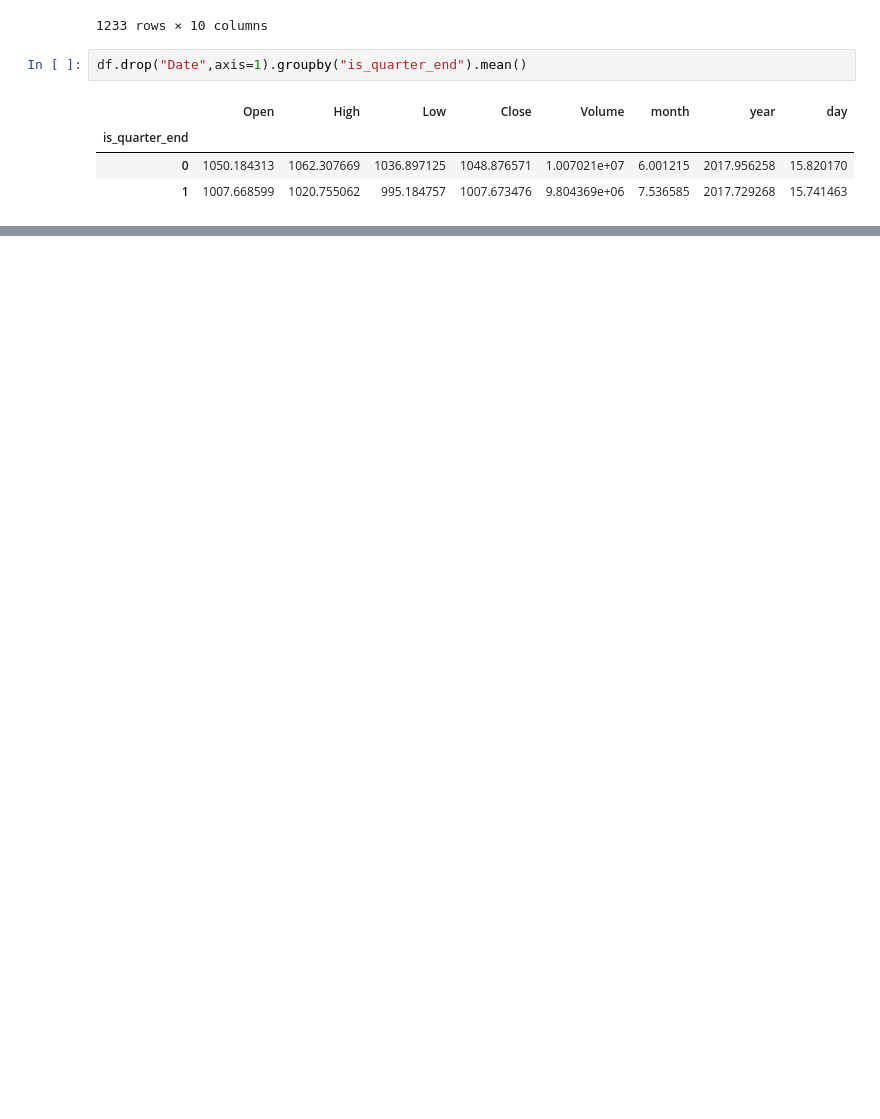
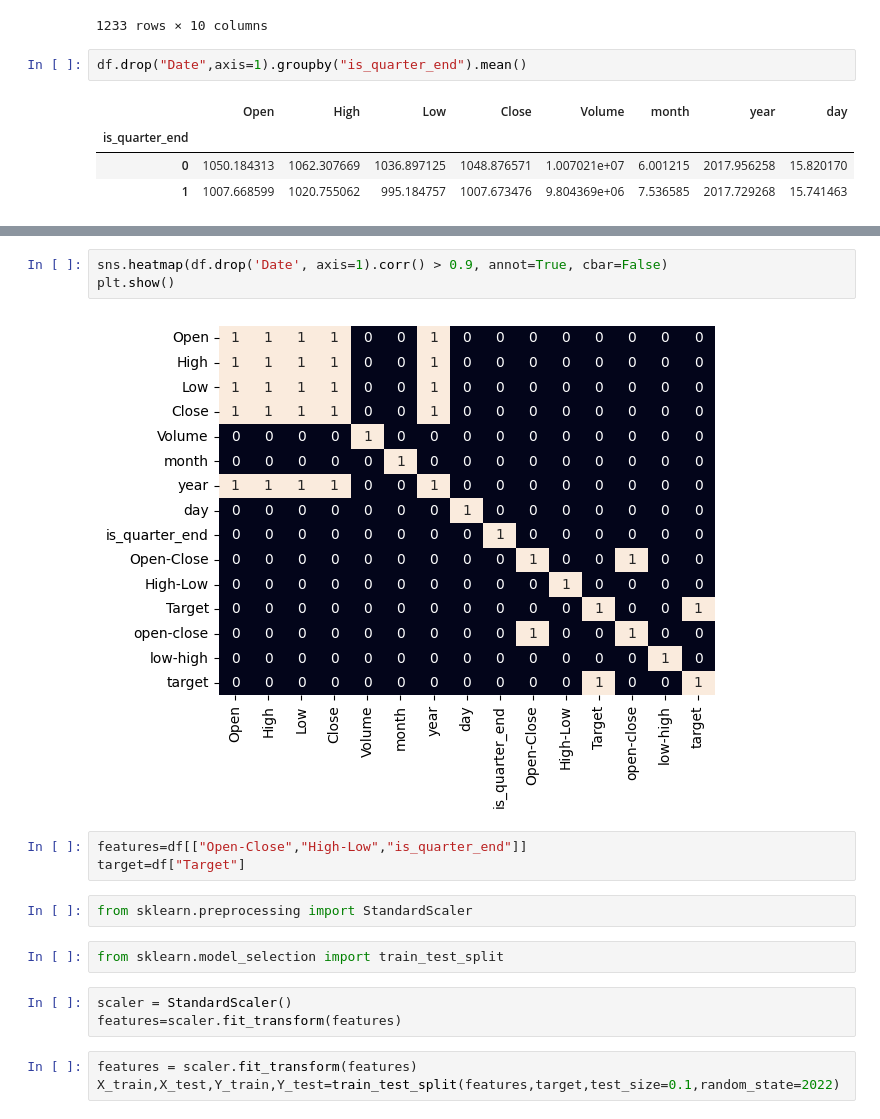
Before and after one commit to Maneesh6301/Stock-Price, a Jupyter notebook: notebook.ipynb, the cells around one changed output, grey strips where cells are left out. Cells and saved outputs as stored; diff of their text form; blank space fills up the shorter version.

```diff
--- a/notebook.ipynb
+++ b/notebook.ipynb
@@ -221,0 +254,18 @@ df.drop("Date",axis=1).groupby("is_quarter_end").mean()
+# %%
+sns.heatmap(df.drop('Date', axis=1).corr() > 0.9, annot=True, cbar=False)
+plt.show()
+# %% [output]
+[figure, added]
+# %%
+features=df[["Open-Close","High-Low","is_quarter_end"]]
+target=df["Target"]
+# %%
+from sklearn.preprocessing import StandardScaler
+# %%
+from sklearn.model_selection import train_test_split
+# %%
+scaler = StandardScaler()
+features=scaler.fit_transform(features)
+# %%
+features = scaler.fit_transform(features)
+X_train,X_test,Y_train,Y_test=train_test_split(features,target,test_size=0.1,random_state=2022)
```
Also changed, not shown: parts of 6 cells of this notebook, 2 other files.
